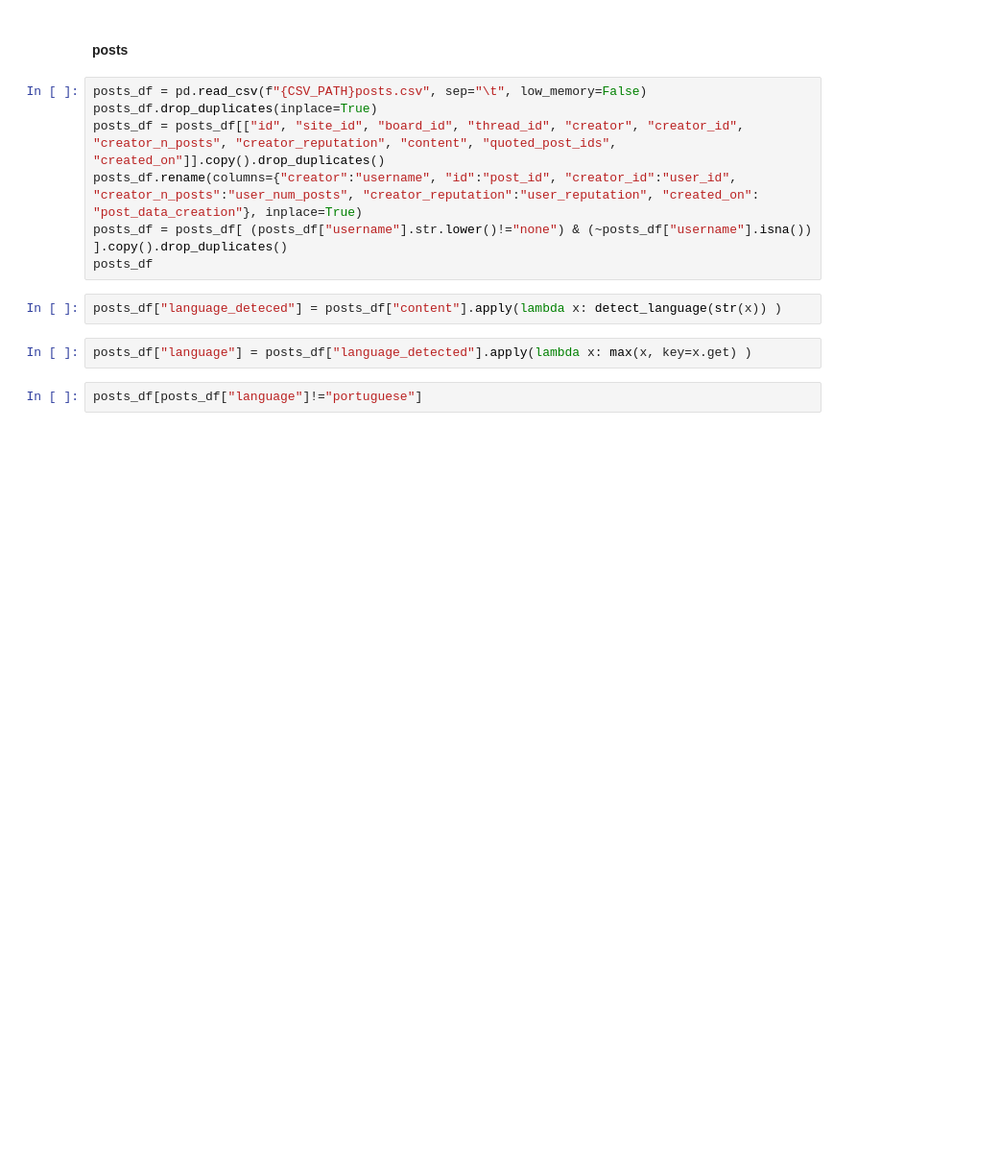
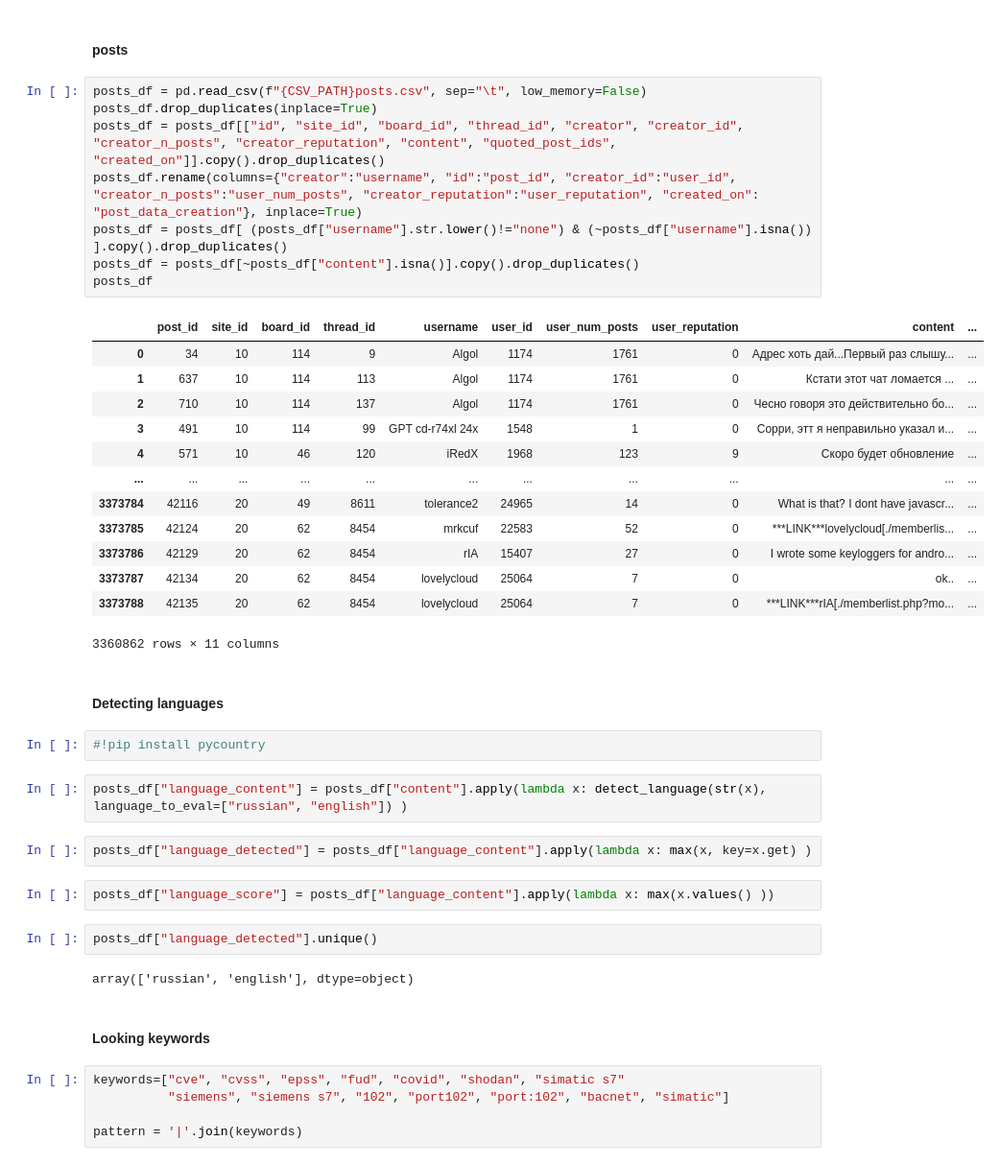
Before and after one commit to fmorenovr/crimepy, a Jupyter notebook: notebooks/4_DB_Content_Analysis.ipynb, the cells around one changed output. Shown at 96% size. Cells and saved outputs as stored; diff of their text form; blank space fills up the shorter version.

Commit message:
notebooks language detection

```diff
--- a/notebooks/4_DB_Content_Analysis.ipynb
+++ b/notebooks/4_DB_Content_Analysis.ipynb
@@ -41,13 +89,43 @@ threads_df
 # %%
 posts_df = pd.read_csv(f"{CSV_PATH}posts.csv", sep="\t", low_memory=False)
 posts_df.drop_duplicates(inplace=True)
 posts_df = posts_df[["id", "site_id", "board_id", "thread_id", "creator", "creator_id", "creator_n_posts", "creator_reputation", "content", "quoted_post_ids", "created_on"]].copy().drop_duplicates()
 posts_df.rename(columns={"creator":"username", "id":"post_id", "creator_id":"user_id", "creator_n_posts":"user_num_posts", "creator_reputation":"user_reputation", "created_on": "post_data_creation"}, inplace=True)
 posts_df = posts_df[ (posts_df["username"].str.lower()!="none") & (~posts_df["username"].isna()) ].copy().drop_duplicates()
+posts_df = posts_df[~posts_df["content"].isna()].copy().drop_duplicates()
 posts_df
+# %% [output]
+|  | post_id | site_id | board_id | thread_id | username | user_id | user_num_posts | user_reputation | content | ... |
+| 0 | 34 | 10 | 114 | 9 | Algol | 1174 | 1761 | 0 | Адрес хоть дай...Первый раз слышу... | ... |
+| 1 | 637 | 10 | 114 | 113 | Algol | 1174 | 1761 | 0 | Кстати этот чат ломается ... | ... |
+| 2 | 710 | 10 | 114 | 137 | Algol | 1174 | 1761 | 0 | Чесно говоря это действительно бо... | ... |
+| 3 | 491 | 10 | 114 | 99 | GPT cd-r74xl 24x | 1548 | 1 | 0 | Сорри, этт я неправильно указал и... | ... |
+| 4 | 571 | 10 | 46 | 120 | iRedX | 1968 | 123 | 9 | Скоро будет обновление | ... |
+| ... | ... | ... | ... | ... | ... | ... | ... | ... | ... | ... |
+| 3373784 | 42116 | 20 | 49 | 8611 | tolerance2 | 24965 | 14 | 0 | What is that? I dont have javascr... | ... |
+| 3373785 | 42124 | 20 | 62 | 8454 | mrkcuf | 22583 | 52 | 0 | ***LINK***lovelycloud[./memberlis... | ... |
+| 3373786 | 42129 | 20 | 62 | 8454 | rIA | 15407 | 27 | 0 | I wrote some keyloggers for andro... | ... |
+| 3373787 | 42134 | 20 | 62 | 8454 | lovelycloud | 25064 | 7 | 0 | ok.. | ... |
+| 3373788 | 42135 | 20 | 62 | 8454 | lovelycloud | 25064 | 7 | 0 | ***LINK***rIA[./memberlist.php?mo... | ... |
+3360862 rows × 11 columns
+# %% [markdown]
+#### Detecting languages
+# %%
+#!pip install pycountry
 # %%
-posts_df["language_deteced"] = posts_df["content"].apply(lambda x: detect_language(str(x)) )
+posts_df["language_content"] = posts_df["content"].apply(lambda x: detect_language(str(x), language_to_eval=["russian", "english"]) )
 # %%
-posts_df["language"] = posts_df["language_detected"].apply(lambda x: max(x, key=x.get) )
+posts_df["language_detected"] = posts_df["language_content"].apply(lambda x: max(x, key=x.get) )
-# %%
-posts_df[posts_df["language"]!="portuguese"]
+# %%
+posts_df["language_score"] = posts_df["language_content"].apply(lambda x: max(x.values() ))
+# %%
+posts_df["language_detected"].unique()
+# %% [output]
+array(['russian', 'english'], dtype=object)
+# %% [markdown]
+#### Looking keywords
+# %%
+keywords=["cve", "cvss", "epss", "fud", "covid", "shodan", "simatic s7"
+          "siemens", "siemens s7", "102", "port102", "port:102", "bacnet", "simatic"]
+
+pattern = '|'.join(keywords)
```
Also changed, not shown: parts of 6 cells of this notebook, 3 other files.
